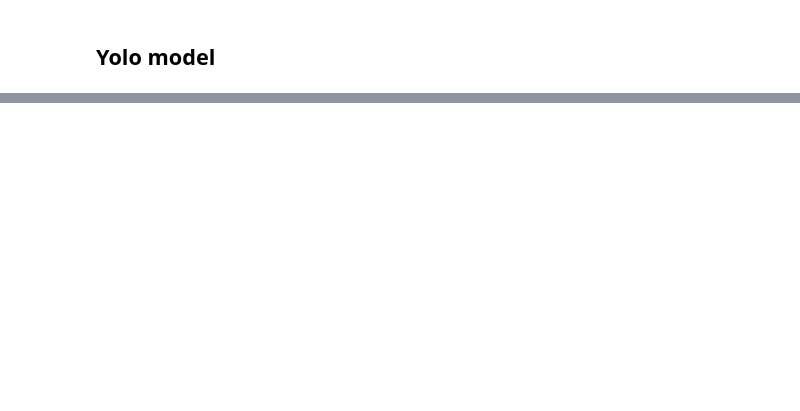
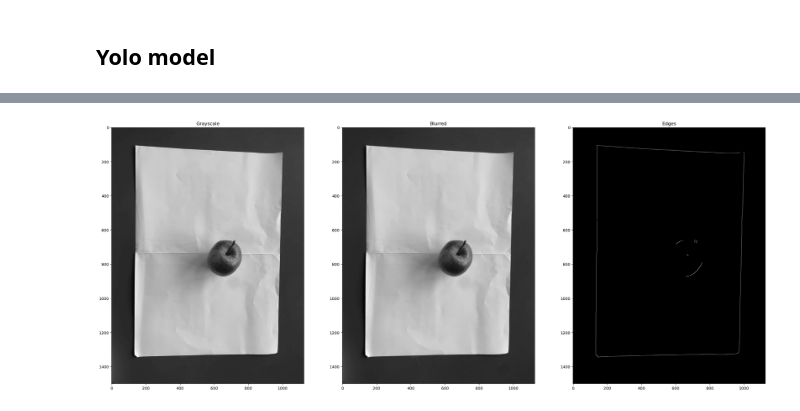
Before and after one commit to hallfisk/Humanoid_Robots_TIF160, a Jupyter notebook: Yolo_test.ipynb, the cells around one changed output, grey strips where cells are left out. Drawn from its saved outputs; the diff is of its cells as text; code cells hidden in the pictures; blank space fills up the shorter version.

```diff
--- a/Yolo_test.ipynb
+++ b/Yolo_test.ipynb
@@ -129 +661,95 @@ Image with red dot saved as: detected_apple_with_position.jpg
 Apple detected. Robot can proceed to pick it up.
+# %%
+import cv2
+from ultralytics import YOLO
+import os
+import numpy as np
+import matplotlib.pyplot as plt
+
+# Load YOLOv8 model
+model = YOLO('yolov8l.pt')  # Load YOLOv8 large model
+model.to('cpu')  # Use CPU
+
+def detect_paper_corners(image_path):
+    """Detect corners of a paper using contour detection."""
+    # Convert the image to grayscale
+    image = cv2.imread(image_path)
+
+    gray = cv2.cvtColor(image, cv2.COLOR_BGR2GRAY)
+
+    plt.figure(figsize=(30, 20))
+
+    # Plot grayscale image
+    plt.subplot(131)
+    plt.imshow(gray, cmap='gray')
+    plt.title('Grayscale')
+
+    # Apply GaussianBlur to reduce noise and improve edge detection
+    blurred = cv2.GaussianBlur(gray, (5, 5), 0)
+
+    # Plot blurred image
+    plt.subplot(132)
+    plt.imshow(blurred, cmap='gray')
+    plt.title('Blurred')
+
+    # Apply Canny Edge detection
+    edges = cv2.Canny(blurred, 250, 300)
+
+    # Plot edges image
+    plt.subplot(133)
+    plt.imshow(edges, cmap='gray')
+    plt.title('Edges')
+
+    plt.show()  # Display the plots
+
+    # Find contours
+    contours, _ = cv2.findContours(edges, cv2.RETR_EXTERNAL, cv2.CHAIN_APPROX_SIMPLE)
+
+    # Initialize variables to store the extreme points
+    max_x = max_y = -np.inf
+    min_x = min_y = np.inf
+
+    # Loop over contours to find the largest contour (assuming it's the paper)
+    for contour in contours:
+        for point in contour:
+            x, y = point[0]
+
+            # Update extreme values
+            if x < min_x:
+                min_x = x
+                min_x_y = y  # Corresponding y for smallest x
+            if x > max_x:
+                max_x = x
+                max_x_y = y  # Corresponding y for largest x
+            if y < min_y:
+                min_y = y
+                min_y_x = x  # Corresponding x for smallest y
+            if y > max_y:
+                max_y = y
+                max_y_x = x  # Corresponding x for largest y
+
+    # Store the four corners
+    corners = {
+        "top-left": (min_x, min_y),
+        "top-right": (max_x, min_y_x),
+        "bottom-left": (min_x, max_y),
+        "bottom-right": (max_x, max_x_y)
+    }
+
+    # Draw the corners on the image
+    for corner_name, (x, y) in corners.items():
+        cv2.circle(image, (x, y), 10, (255, 0, 0), -1)  # Blue circles for corners
+        cv2.putText(image, corner_name, (x + 10, y - 10), cv2.FONT_HERSHEY_SIMPLEX, 0.5, (255, 255, 255), 2)
+
+    # Plot the original image with detected corners
+    plt.figure(figsize=(8, 8))
+    plt.imshow(cv2.cvtColor(image, cv2.COLOR_BGR2RGB))
+    plt.title('Detected Corners')
+    plt.show()
+
+    return corners
+
+image_path = 'appleonpaper3.jpg'
+detect_paper_corners(image_path)
+# %% [output]
+[figure, added]
```
Also changed, not shown: parts of 18 cells of this notebook.
